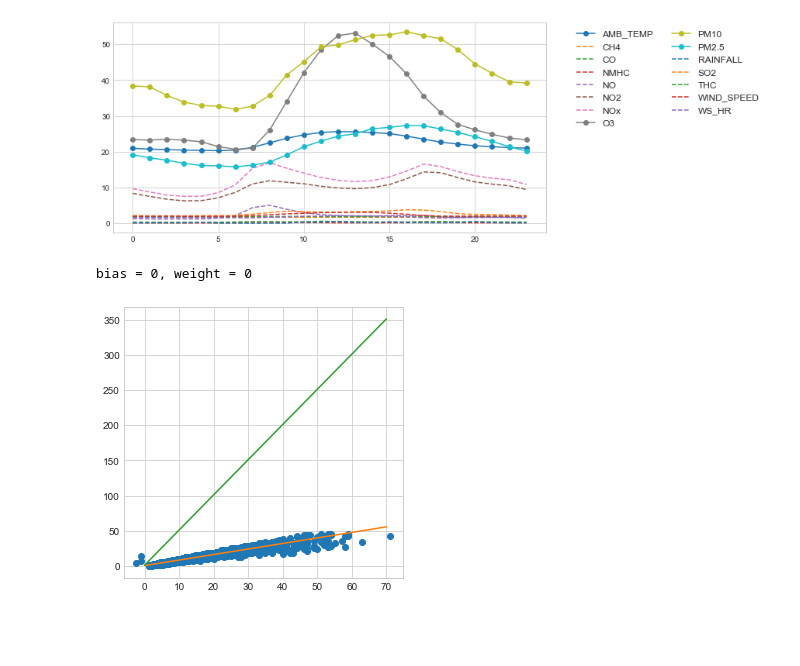
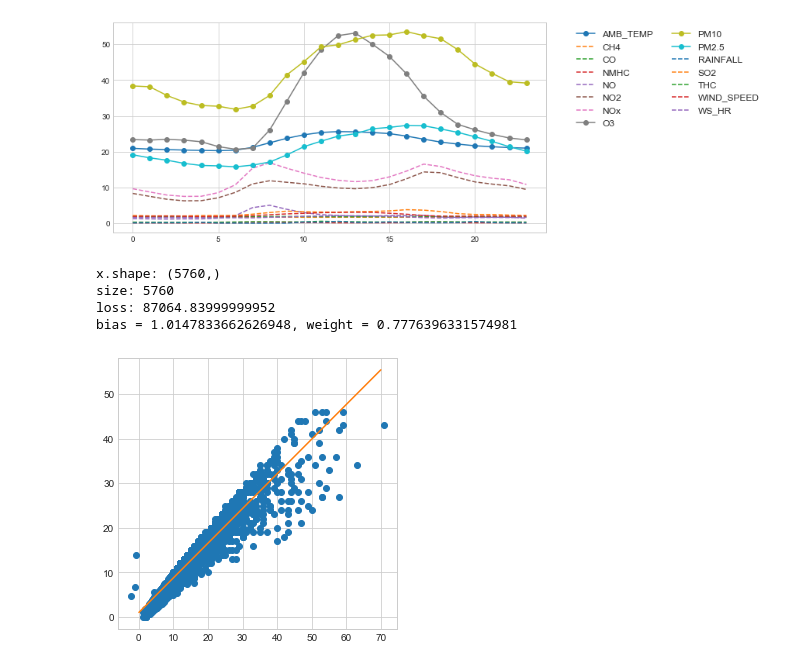
Before and after one commit to RichoHan/machine-learning, a Jupyter notebook: session-1-pm2.5-prediction/data-overview.ipynb, the cells around one changed output. Drawn from its saved outputs; the diff is of its cells as text; code cells hidden in the pictures; blank space fills up the shorter version.

Commit message:
Update model.

```diff
--- a/session-1-pm2.5-prediction/data-overview.ipynb
+++ b/session-1-pm2.5-prediction/data-overview.ipynb
@@ -162,33 +162,36 @@ plt.show()
 # %%
 x = pd.Series()
 y = pd.Series()
 
 feature = training_data[training_data['測項'] == 'NOx'].loc[:, '0':'23'].apply(pd.to_numeric)
 outcome = training_data[training_data['測項'] == 'NO2'].loc[:, '0':'23'].apply(pd.to_numeric)
 for hour in feature:
     x = x.append(feature[hour].map(lambda elem: elem), ignore_index=True)
     y = y.append(outcome[hour].map(lambda elem: elem), ignore_index=True)
 
 # ===== Fitting linear model =====
-from sklearn.linear_model import LinearRegression
-model = LinearRegression()
-model.fit(x[:, np.newaxis], y)
-xfit = np.linspace(0, 70, 1000)
-yfit = model.predict(xfit[:, np.newaxis])
+# from sklearn.linear_model import LinearRegression
+# model = LinearRegression()
+# model.fit(x[:, np.newaxis], y)
+# xfit = np.linspace(0, 70, 1000)
+# yfit = model.predict(xfit[:, np.newaxis])
 
 from linear_model import LinearRegression2
 model2 = LinearRegression2()
-model2.fit(x[:, np.newaxis], y)
-yfit2 = model2.predict(xfit[:, np.newaxis])
+model2.fit(x.values, y.values)
+yfit2 = model2.predict(xfit)
 
 fig, ax = plt.subplots(figsize=(5, 5))
 ax.plot(x, y, 'o')
-ax.plot(xfit, yfit)
-ax.plot(xfit2, yfit2)
+# ax.plot(xfit, yfit)
+ax.plot(xfit, yfit2)
 plt.show()
 # %% [output]
-bias = 0, weight = 0
+x.shape: (5760,)
+size: 5760
+loss: 87064.83999999952
+bias = 1.0147833662626948, weight = 0.7776396331574981
-[figure, old version]
+[figure, new version]
 # %%
 x = pd.Series()
 y = pd.Series()
```
Also changed, not shown: parts of 2 cells of this notebook, 2 other files.
